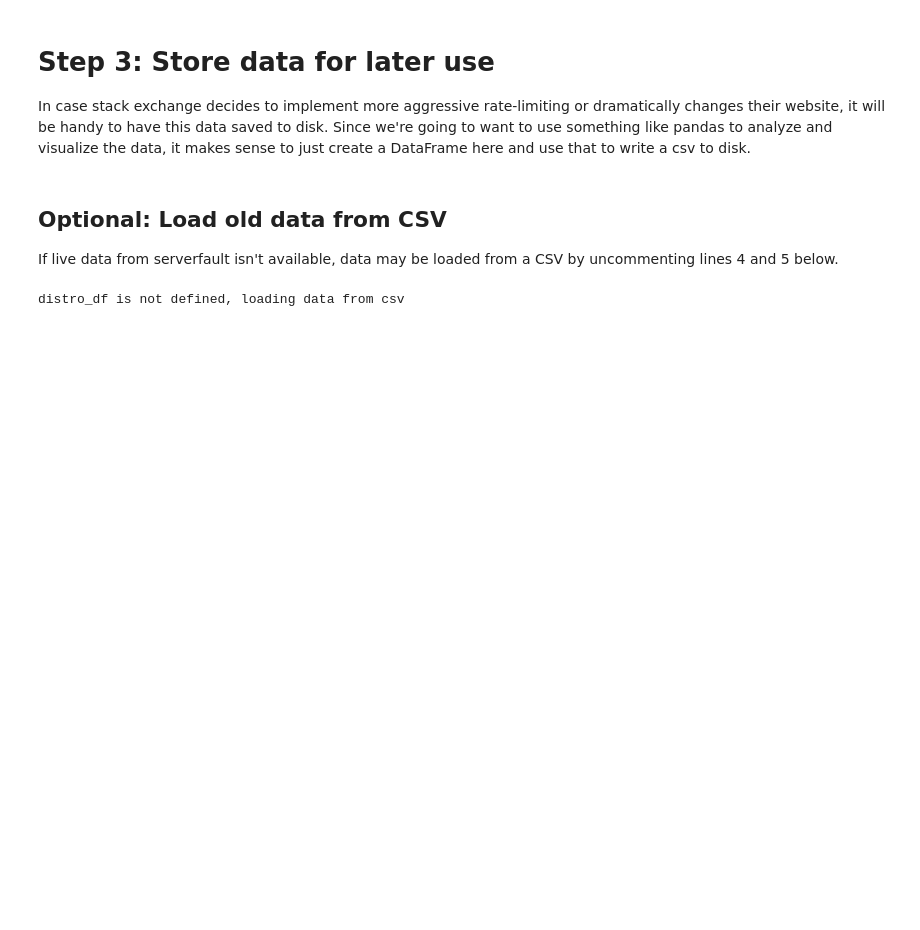
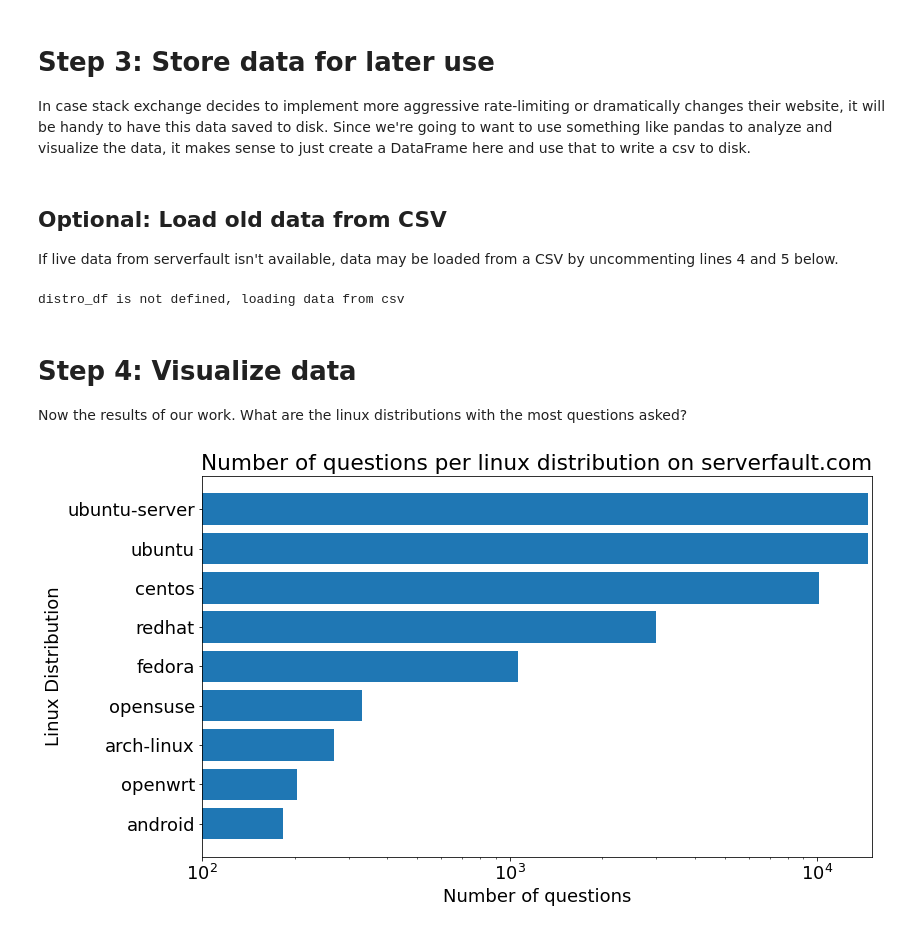
Before and after one commit to paigeweber13/learning-sandbox, a Jupyter notebook: data-science/serverfault-questions-per-linux-distro/serverfault-questions-per-linux-distro.ipynb, the cells around one changed output. Cells and saved outputs as stored; diff of their text form; code cells hidden in the pictures; blank space fills up the shorter version.

Commit message:
visualized data

```diff
--- a/data-science/serverfault-questions-per-linux-distro/serverfault-questions-per-linux-distro.ipynb
+++ b/data-science/serverfault-questions-per-linux-distro/serverfault-questions-per-linux-distro.ipynb
@@ -161,3 +161,44 @@ else:
     print('distro_dif is already defined! Doing nothing to avoid overwriting data...')
 # %% [output]
 distro_df is not defined, loading data from csv
+# %% [markdown]
+# Step 4: Visualize data
+Now the results of our work. What are the linux distributions with the most questions asked?
+# %%
+import matplotlib.pyplot as plt
+
+# sorting data
+distro_df.sort_values('num_questions', ascending=False, inplace=True)
+
+# dropping any distro that has fewer than 100 questions on it
+shortlist = distro_df[distro_df['num_questions'] > 100]
+
+# data we want
+names = shortlist['tag']
+num_questions = shortlist['num_questions']
+
+### plot data
+# font size
+plt.rcParams.update({'font.size': 18})
+
+# figure
+fig = plt.figure(figsize=(12, 7))
+
+ax = plt.subplot()
+
+# cosmetic
+ax.set_ylabel('Linux Distribution')
+ax.set_xlabel('Number of questions')
+ax.set_title('Number of questions per linux distribution on serverfault.com')
+
+# functional
+ax.invert_yaxis()
+ax.set_xscale('log')
+ax.set_xlim([100, 15000])
+
+# create plot
+ax.barh(names, num_questions)
+
+plt.show()
+# %% [output]
+[figure, added]
```
